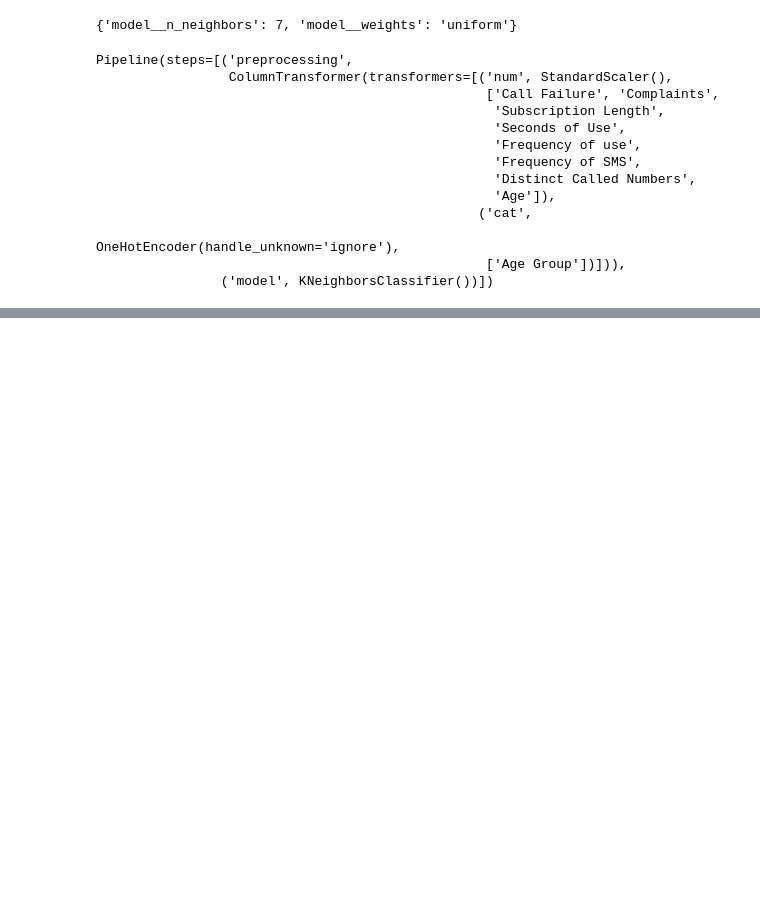
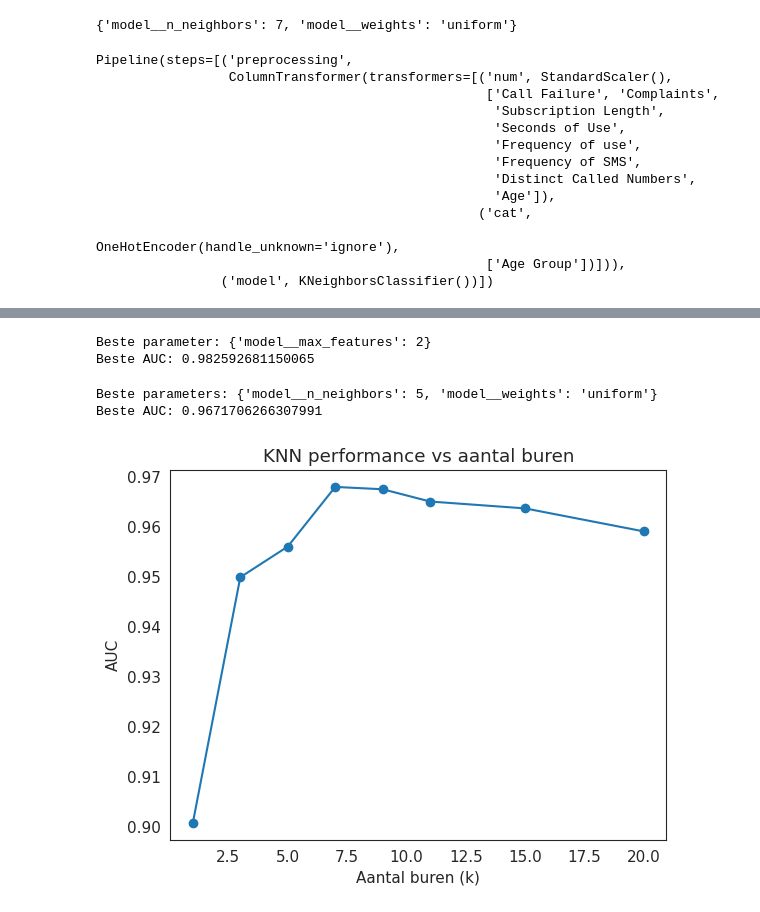
Before and after one commit to Murielle01/BP-3.4, a Jupyter notebook: scripts/opdracht 2/Nearest neighbor.ipynb, the cells around one changed output, grey strips where cells are left out. Saved outputs shown, nothing was run; the diff lists cells and outputs as text; code cells hidden in the pictures; blank space fills up the shorter version.

Commit message:
grid

```diff
--- a/scripts/opdracht 2/Nearest neighbor.ipynb
+++ b/scripts/opdracht 2/Nearest neighbor.ipynb
@@ -276,0 +347,56 @@ prob_logit = logit_pipe.predict_proba(X)[:,1]
+# %%
+print("Beste parameter:", gridsearch_rf.best_params_)
+print("Beste AUC:", gridsearch_rf.best_score_)
+# %% [output]
+Beste parameter: {'model__max_features': 2}
+Beste AUC: 0.982592681150065
+# %%
+from sklearn.model_selection import GridSearchCV
+
+k_values = [1,3,5,7,9,11,15,20]
+
+gridsearch_knn = GridSearchCV(
+    knn_pipe,
+    param_grid = {
+        "model__n_neighbors": k_values,
+        "model__weights": ["uniform", "distance"]
+    },
+    scoring = "roc_auc",
+    cv = 5,
+    n_jobs = -1
+)
+
+gridsearch_knn.fit(X_train, y_train)
+
+print("Beste parameters:", gridsearch_knn.best_params_)
+print("Beste AUC:", gridsearch_knn.best_score_)
+# %% [output]
+Beste parameters: {'model__n_neighbors': 5, 'model__weights': 'uniform'}
+Beste AUC: 0.9671706266307991
+# %%
+from sklearn.metrics import roc_auc_score
+import matplotlib.pyplot as plt
+
+k_values = [1,3,5,7,9,11,15,20]
+
+auc_scores = []
+
+for k in k_values:
+
+    knn_pipe.set_params(model__n_neighbors=k)
+
+    knn_pipe.fit(X_train, y_train)
+
+    p_pred = knn_pipe.predict_proba(X_test)[:,1]
+
+    auc = roc_auc_score(y_test, p_pred)
+
+    auc_scores.append(auc)
+
+plt.plot(k_values, auc_scores, marker="o")
+plt.xlabel("Aantal buren (k)")
+plt.ylabel("AUC")
+plt.title("KNN performance vs aantal buren")
+plt.show()
+# %% [output]
+[figure, added]
```
Also changed, not shown: parts of 6 cells of this notebook.
